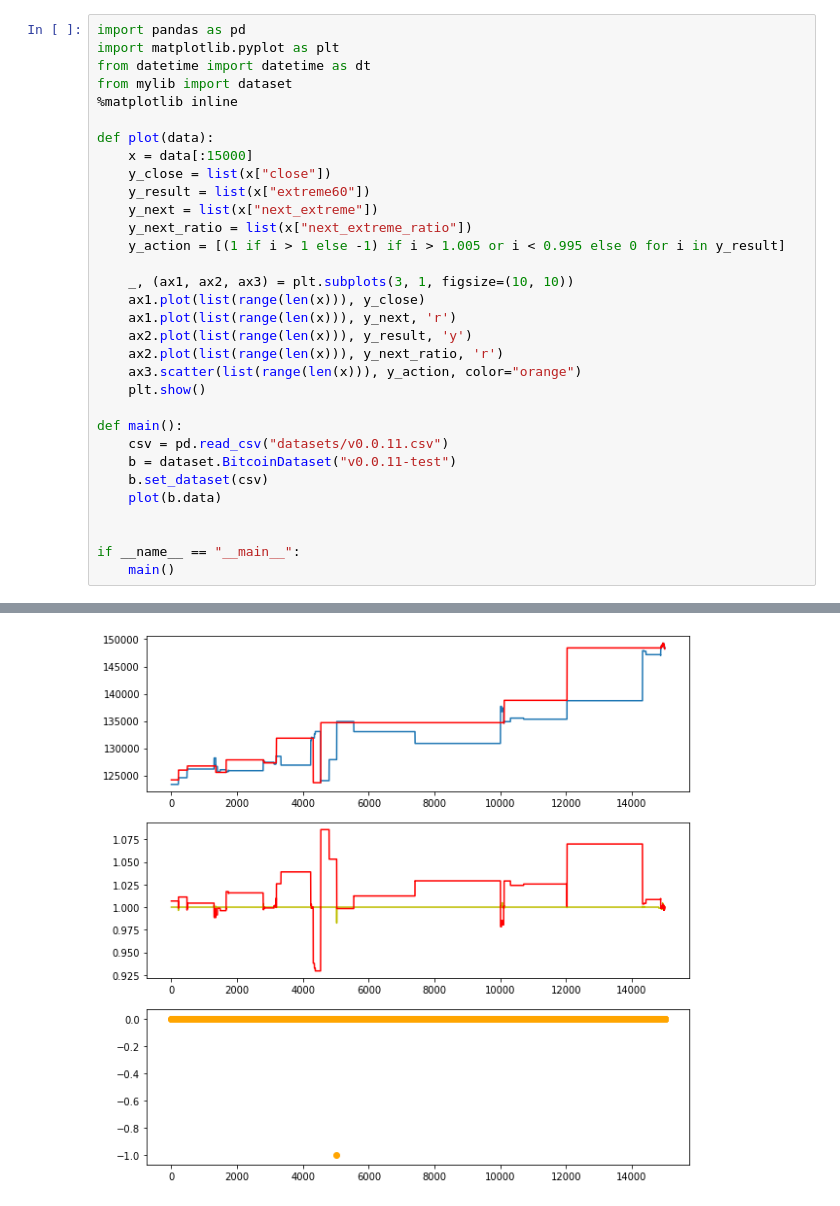
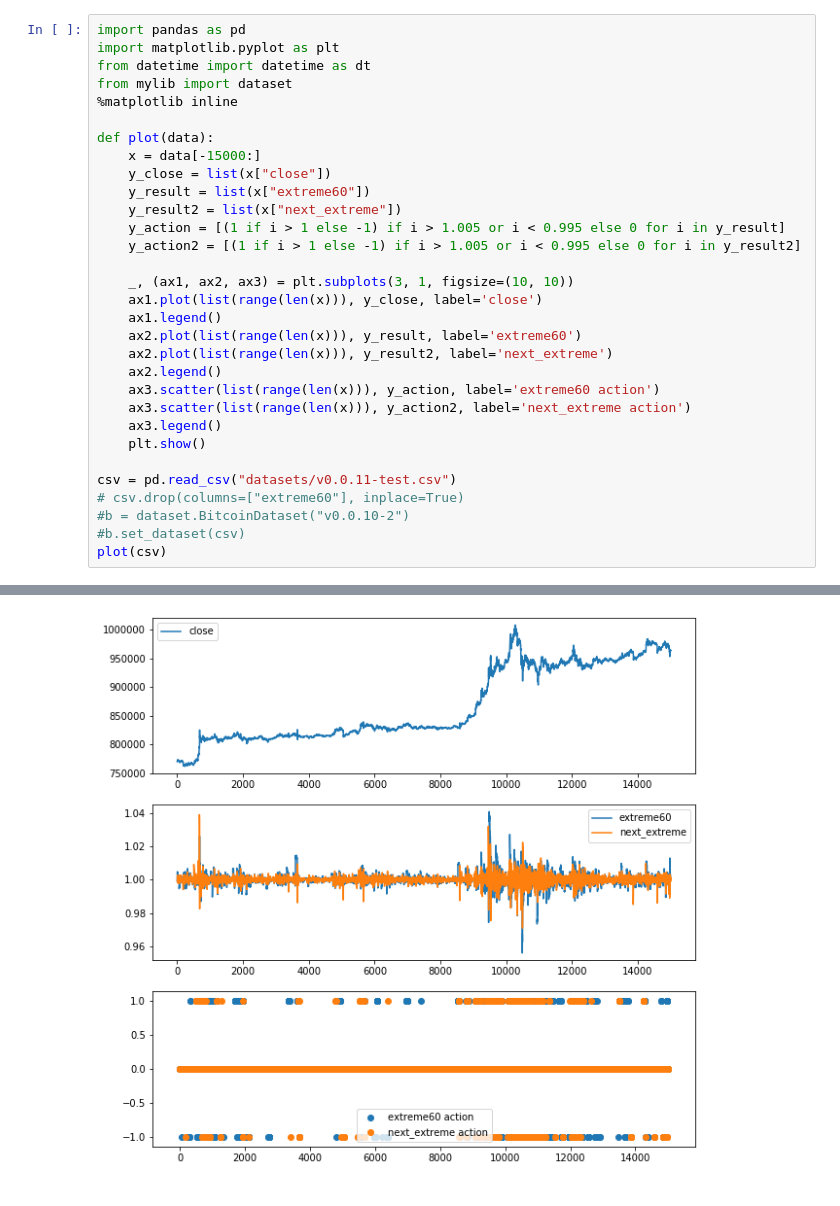
Before and after one commit to awesomest/mytrader, a Jupyter notebook: create_data.ipynb, the cells around one changed output, grey strips where cells are left out. Saved outputs shown, nothing was run; the diff lists cells and outputs as text.

```diff
--- a/create_data.ipynb
+++ b/create_data.ipynb
@@ -6,28 +51,27 @@ from mylib import dataset
 %matplotlib inline
 
 def plot(data):
-    x = data[:15000]
+    x = data[-15000:]
     y_close = list(x["close"])
     y_result = list(x["extreme60"])
-    y_next = list(x["next_extreme"])
-    y_next_ratio = list(x["next_extreme_ratio"])
+    y_result2 = list(x["next_extreme"])
     y_action = [(1 if i > 1 else -1) if i > 1.005 or i < 0.995 else 0 for i in y_result]
+    y_action2 = [(1 if i > 1 else -1) if i > 1.005 or i < 0.995 else 0 for i in y_result2]
 
     _, (ax1, ax2, ax3) = plt.subplots(3, 1, figsize=(10, 10))
-    ax1.plot(list(range(len(x))), y_close)
-    ax1.plot(list(range(len(x))), y_next, 'r')
-    ax2.plot(list(range(len(x))), y_result, 'y')
-    ax2.plot(list(range(len(x))), y_next_ratio, 'r')
-    ax3.scatter(list(range(len(x))), y_action, color="orange")
+    ax1.plot(list(range(len(x))), y_close, label='close')
+    ax1.legend()
+    ax2.plot(list(range(len(x))), y_result, label='extreme60')
+    ax2.plot(list(range(len(x))), y_result2, label='next_extreme')
+    ax2.legend()
+    ax3.scatter(list(range(len(x))), y_action, label='extreme60 action')
+    ax3.scatter(list(range(len(x))), y_action2, label='next_extreme action')
+    ax3.legend()
     plt.show()
 
-def main():
-    csv = pd.read_csv("datasets/v0.0.11.csv")
-    b = dataset.BitcoinDataset("v0.0.11-test")
-    b.set_dataset(csv)
-    plot(b.data)
-
-
-if __name__ == "__main__":
-    main()
+csv = pd.read_csv("datasets/v0.0.11-test.csv")
+# csv.drop(columns=["extreme60"], inplace=True)
+#b = dataset.BitcoinDataset("v0.0.10-2")
+#b.set_dataset(csv)
+plot(csv)
 # %% [output]
@@ -43 +78 @@ if __name__ == "__main__":
-[figure, old version]
+[figure, new version]
```
Also changed, not shown: parts of 4 cells of this notebook, 2 other files.
